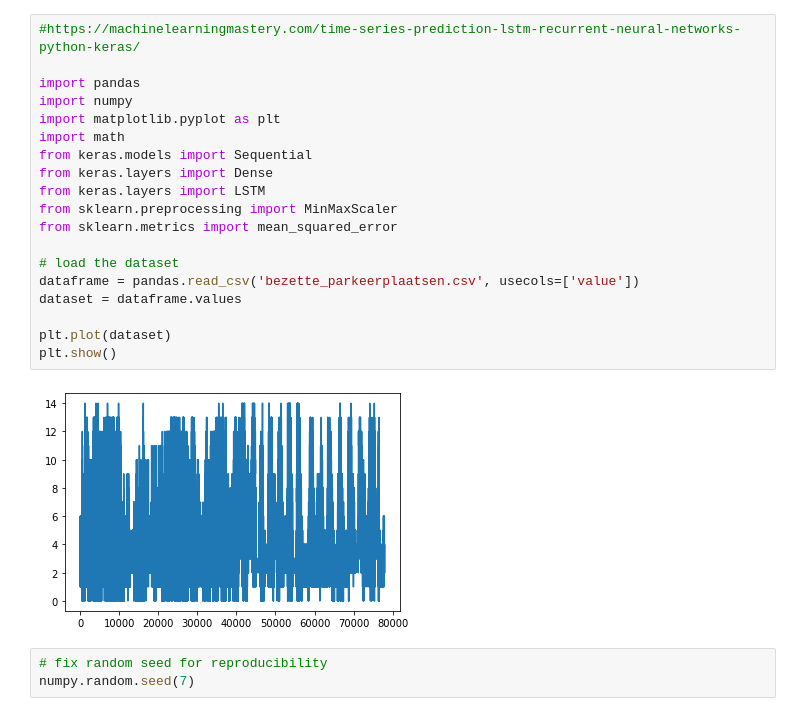
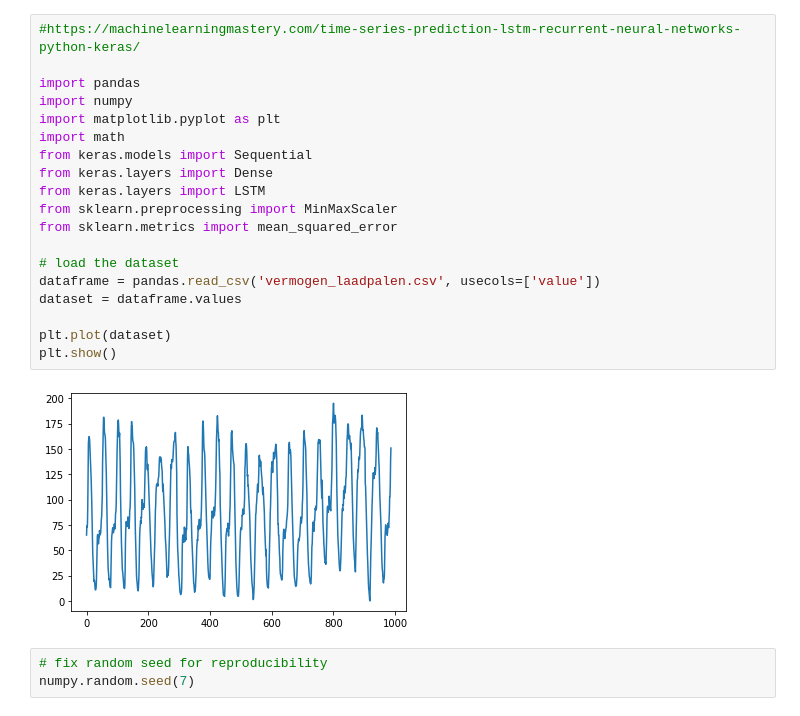
Before and after one commit to niekdonk/ML, a Jupyter notebook: time_series3.ipynb, the cells around one changed output. Cells and saved outputs as stored; diff of their text form.

```diff
--- a/time_series3.ipynb
+++ b/time_series3.ipynb
@@ -1,24 +1,24 @@
 # %%
 #https://machinelearningmastery.com/time-series-prediction-lstm-recurrent-neural-networks-python-keras/
 
 import pandas
 import numpy
 import matplotlib.pyplot as plt
 import math
 from keras.models import Sequential
 from keras.layers import Dense
 from keras.layers import LSTM
 from sklearn.preprocessing import MinMaxScaler
 from sklearn.metrics import mean_squared_error
 
 # load the dataset
-dataframe = pandas.read_csv('bezette_parkeerplaatsen.csv', usecols=['value'])
+dataframe = pandas.read_csv('vermogen_laadpalen.csv', usecols=['value'])
 dataset = dataframe.values
 
 plt.plot(dataset)
 plt.show()
 # %% [output]
-[figure, old version]
+[figure, new version]
 # %%
 # fix random seed for reproducibility
 numpy.random.seed(7)
```
Also changed, not shown: parts of 4 cells of this notebook, 2 other files.
